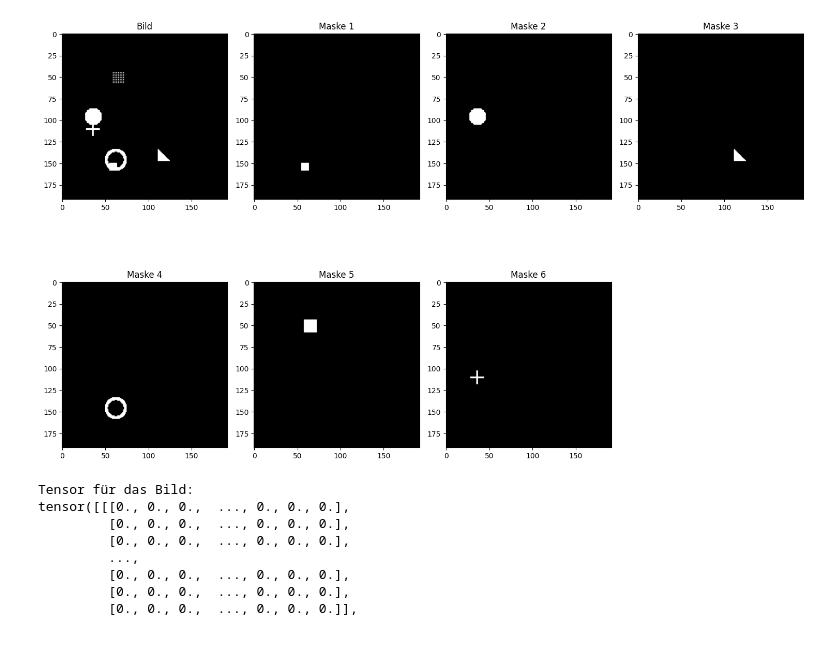
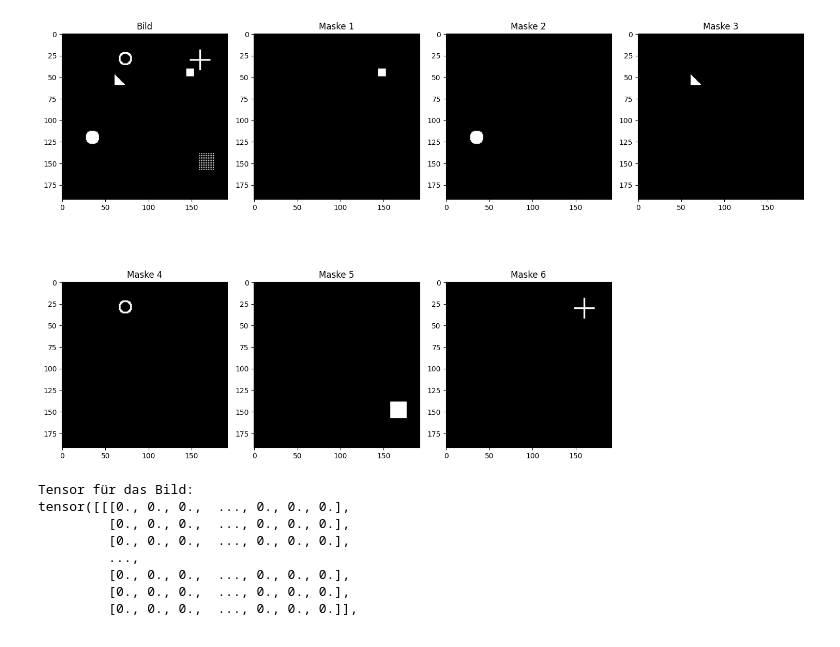
Before and after one commit to kaa44111/DLtest, a Jupyter notebook: test.ipynb, the cells around one changed output. Cells and saved outputs as stored; diff of their text form; code cells hidden in the pictures.

```diff
--- a/test.ipynb
+++ b/test.ipynb
@@ -5,35 +5,35 @@ import DefineDataset
 import matplotlib.pyplot as plt
 
 # Wähle einen Index aus dem Dataset
-index = 0
+index = 5
 
 # Hole ein Beispiel aus dem Dataset
 example = DefineDataset.dataset[index]
 
 # Konvertiere das Bild-Tensor in ein numpy array für die Anzeige
 image = example['image'].permute(1, 2, 0).numpy()
 
 # Konvertiere die Masken-Tensoren in numpy arrays für die Anzeige und entferne die zusätzliche Dimension
 masks = example['masks'].squeeze().numpy()
 
 # Plotte das Bild und die dazugehörigen Masken
 plt.figure(figsize=(15, 10))
 
 # Plotte das Bild
 plt.subplot(2, 4, 1)
 plt.imshow(image)
 plt.title('Bild')
 
 # Plotte die Masken
 for i in range(6):
     plt.subplot(2, 4, i + 2)
     plt.imshow(masks[i], cmap='gray')
     plt.title(f'Maske {i+1}')
 
 plt.tight_layout()
 plt.show()
 # %% [output]
-[figure, old version]
+[figure, new version]
 # %%
 # Zugriff auf den Tensor für das Bild
 image_tensor = example['image']
```
Also changed, not shown: 1 other file.
